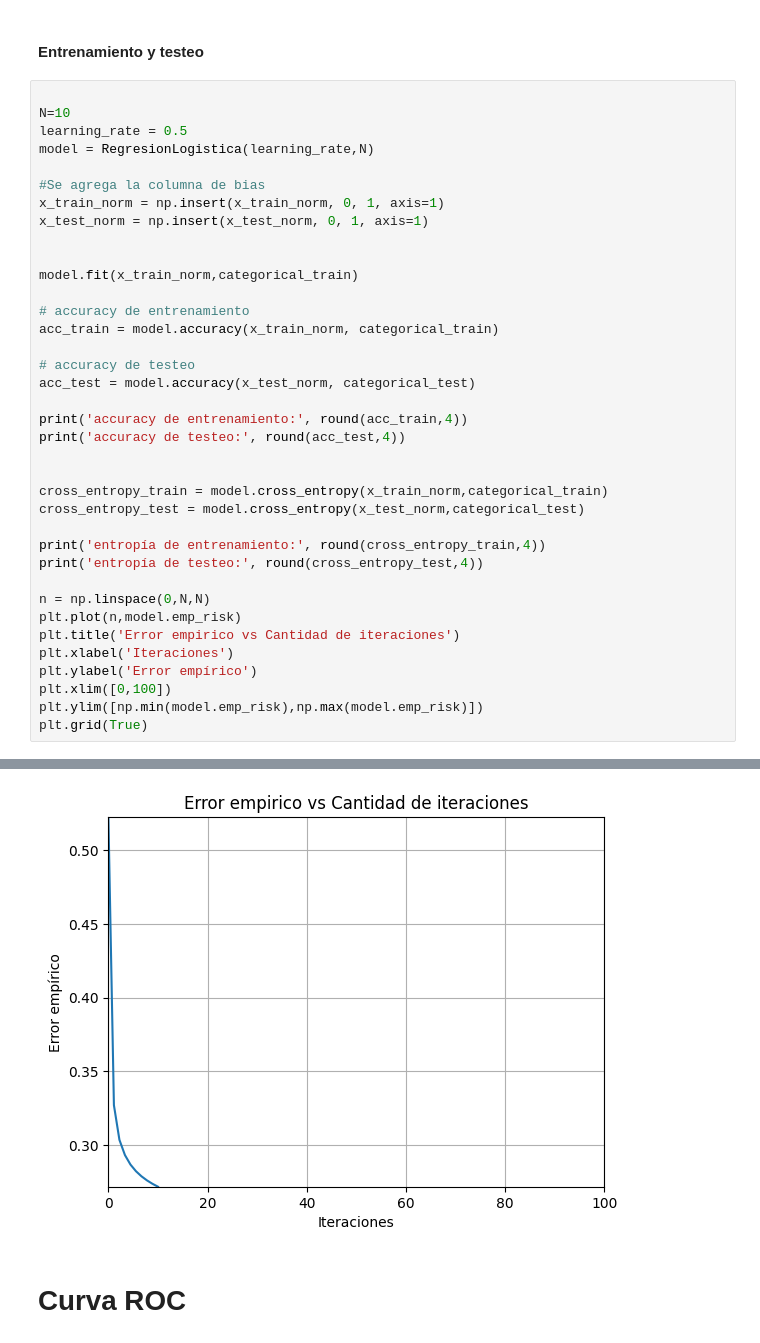
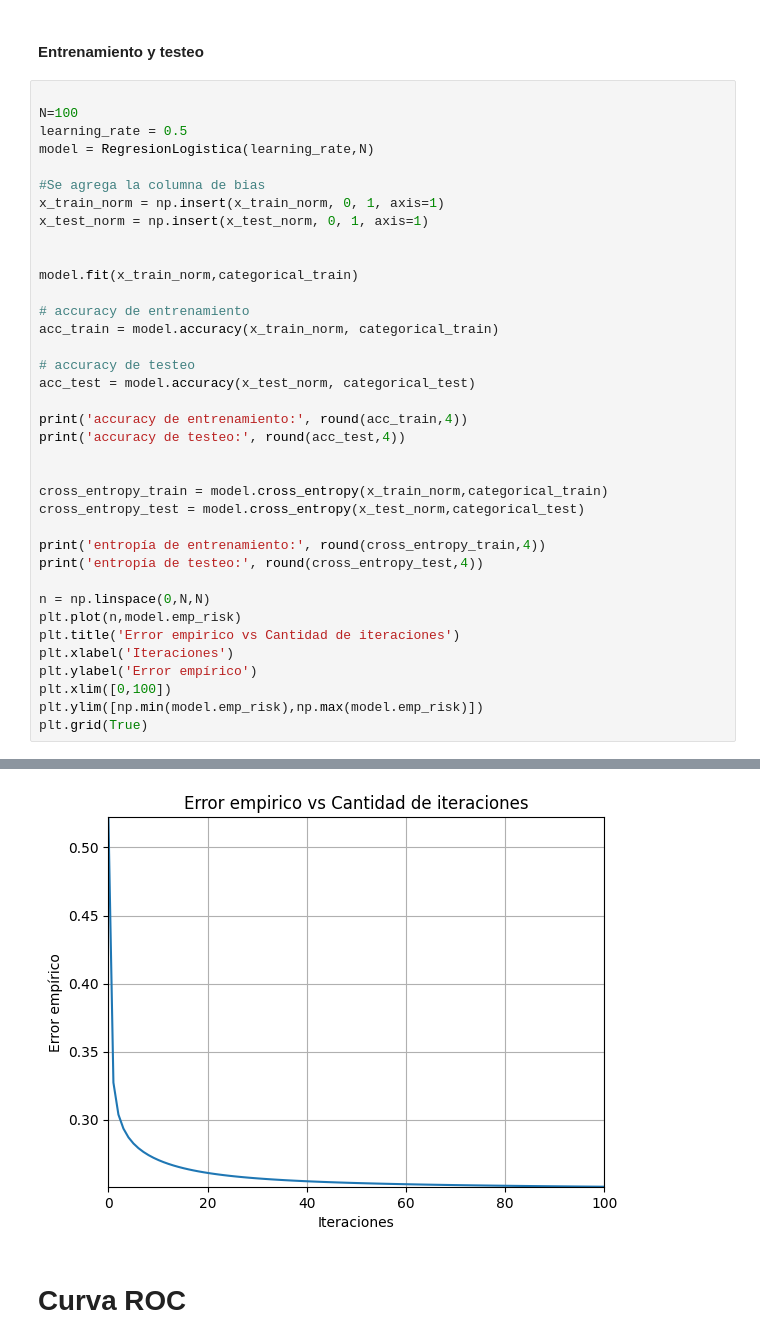
Before and after one commit to Jsar9/Signal-Processing-Workshop, a Jupyter notebook: TPs/TP3/TP3.ipynb, the cells around one changed output, grey strips where cells are left out. Drawn from its saved outputs; the diff is of its cells as text.

```diff
--- a/TPs/TP3/TP3.ipynb
+++ b/TPs/TP3/TP3.ipynb
@@ -124,7 +123,7 @@ class RegresionLogistica:
 #### Entrenamiento y testeo
 # %%
 
-N=10
+N=100
 learning_rate = 0.5
 model = RegresionLogistica(learning_rate,N)
 
@@ -167,4 +166,4 @@ entropía de testeo: 0.2722
-[figure, old version]
+[figure, new version]
 # %% [markdown]
 # Curva ROC
 # %%
```
Also changed, not shown: parts of 4 cells of this notebook.
